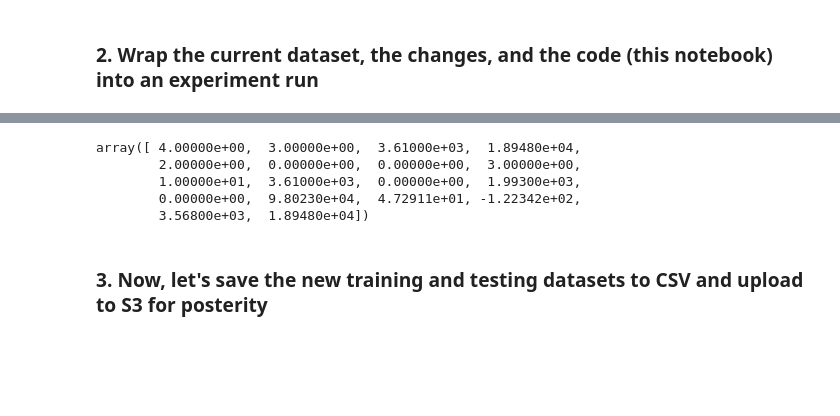
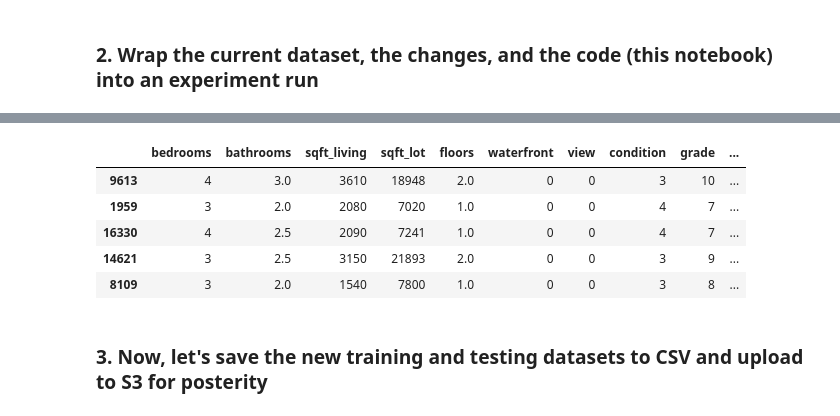
Before and after one commit to stbiadmin/vectice-examples, a Jupyter notebook: demo/demo_dataprep.ipynb, the cells around one changed output, grey strips where cells are left out. Drawn from its saved outputs; the diff is of its cells as text; code cells hidden in the pictures; blank space fills up the shorter version.

```diff
--- a/demo/demo_dataprep.ipynb
+++ b/demo/demo_dataprep.ipynb
@@ -100,14 +114,15 @@ INFO:Project:Job with id: 10766 successfully retrieved.
 # If it detects changes, it will generate a new version of your dataset automatically.
 # For this tutorial, we changed the data for demonstration purposes.
 # So, the Vectice Python library will create a new dataset version when this code is executed for the first time.
-experiment.add_dataset_version(dataset="cleaned_kc_house_data", version_strategy=VersionStrategy.AUTOMATIC)
+#experiment.add_dataset_version(dataset="cleaned_kc_house_data", version_strategy=VersionStrategy.AUTOMATIC)
+experiment.add_dataset_version(dataset="cleaned_kc_house_data", version_strategy=VersionStrategy.MANUAL)
 
 #create a code checkpoint for this version of the notebook
 input_code = experiment.add_code_version_uri(git_uri="https://github.com/stbiadmin/vectice-examples",
                                              entrypoint="demo/demo_dataprep.ipynb")
 
 # The created dataset version and code version will be automatically attached as inputs of the run
-experiment.start(run_properties={"Property1": "Value 1", "property2": "Value 2"})
+experiment.start(run_properties={"Property1": "Test 1", "property2": "Test 2"})
 
 # We will use an 80/20 split to prepare the data
 test_size = 0.2
@@ -118,8 +133,8 @@ random_state = 42
 train, test = train_test_split(df, test_size = test_size, random_state = random_state)
 
 # Generate X_train, X_test, y_train, y_test, which we will need for modeling
-X = df.drop("price", axis=1).values
-y = df["price"].values
+X = df.drop("price", axis=1)
+y = df["price"]
 X_train, X_test, y_train, y_test = train_test_split(X, y, test_size=test_size, random_state=random_state)
 
 #serialize all data and save locally for later use
@@ -149,12 +167,13 @@ INFO:Job:Run with id: 19473 successfully created.
 # %%
 # We can preview one of our generated outputs to make sure that everything was executed properly.
-X_train[0]
+X_train.head()
 # %% [output]
-array([ 4.00000e+00,  3.00000e+00,  3.61000e+03,  1.89480e+04,
-        2.00000e+00,  0.00000e+00,  0.00000e+00,  3.00000e+00,
-        1.00000e+01,  3.61000e+03,  0.00000e+00,  1.99300e+03,
-        0.00000e+00,  9.80230e+04,  4.72911e+01, -1.22342e+02,
-        3.56800e+03,  1.89480e+04])
+|  | bedrooms | bathrooms | sqft_living | sqft_lot | floors | waterfront | view | condition | grade | ... |
+| 9613 | 4 | 3.0 | 3610 | 18948 | 2.0 | 0 | 0 | 3 | 10 | ... |
+| 1959 | 3 | 2.0 | 2080 | 7020 | 1.0 | 0 | 0 | 4 | 7 | ... |
+| 16330 | 4 | 2.5 | 2090 | 7241 | 1.0 | 0 | 0 | 4 | 7 | ... |
+| 14621 | 3 | 2.5 | 3150 | 21893 | 2.0 | 0 | 0 | 3 | 9 | ... |
+| 8109 | 3 | 2.0 | 1540 | 7800 | 1.0 | 0 | 0 | 3 | 8 | ... |
 # %% [markdown]
 ### 3. Now, let's save the new training and testing datasets to CSV and upload to S3 for posterity
 # %%
```
Also changed, not shown: parts of 7 cells of this notebook, 12 other files.
